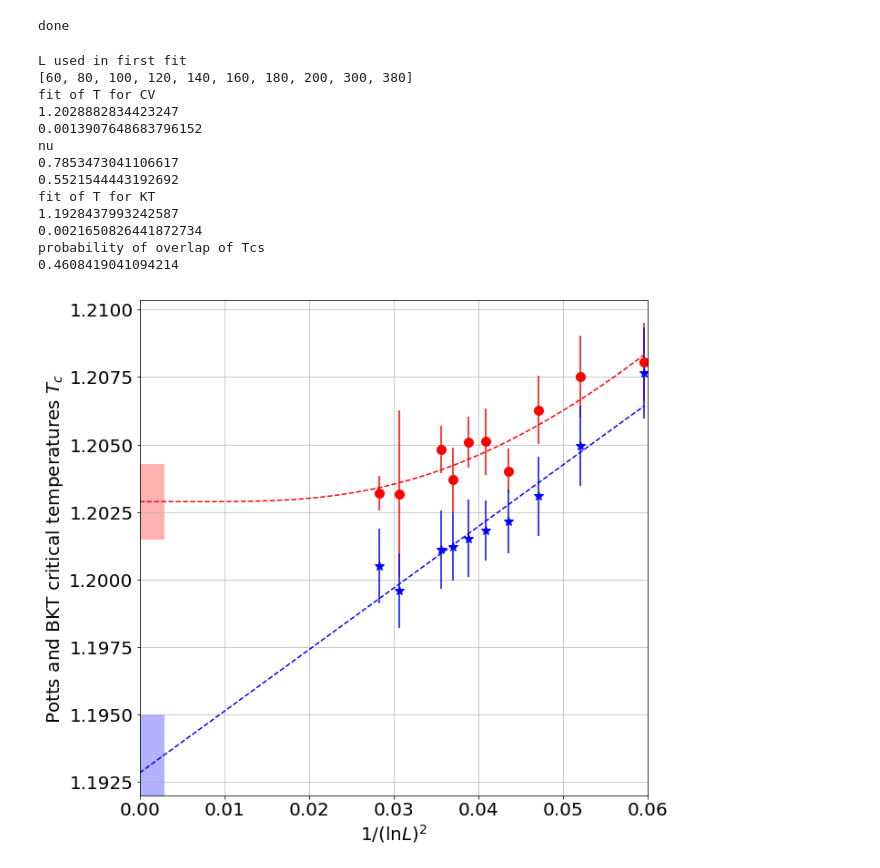
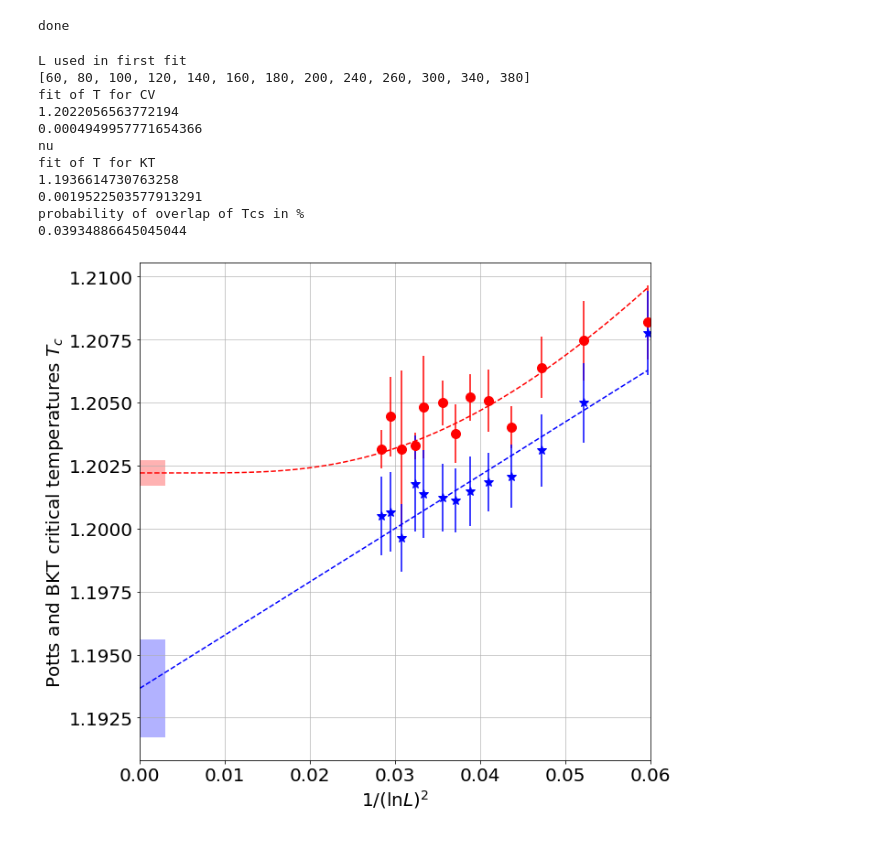
Before and after one commit to Orth-Research/Potts-XY, a Jupyter notebook: Interpolation_plot.ipynb, the cells around one changed output. Cells and saved outputs as stored; diff of their text form; code cells hidden in the pictures.

Commit message:
Changed interpolation + final changes to scaling of cv

```diff
--- a/Interpolation_plot.ipynb
+++ b/Interpolation_plot.ipynb
@@ -49,11 +49,15 @@ j2 = 1.0
 j6 = 2.0 - j2
 lambda3 = 2.1
 Kc = 0.0
-N_list = [10, 20, 40, 60, 80, 100, 120, 140, 160, 180, 200, 300, 380]
+#N_list = [10, 20, 40, 60, 80, 100, 120, 140, 160, 180, 200, 300, 380]
+N_list = [10, 20, 40, 60, 80, 100, 120, 140, 160, 180, 200, 240, 260, 300, 340, 380]
+
 
 #data process for N_list
 
-all_data_N = np.load('interpol_data.npy',allow_pickle=True)
+#all_data_N = np.load('interpol_data.npy',allow_pickle=True)
+all_data_N = np.load('interpol_data_v2.npy',allow_pickle=True)
+
 
 ########
 #find temp of max of spheat
@@ -197,8 +201,14 @@ ax2.errorbar(inset_xrange, cross_1_a, yerr = cross_1_a_err, fmt = '*', color = '
 def fit_func1(Nrangex, a, b, c):
     return (a + b*Nrangex**(-(1/c)))
 
+def fit_func1c(Nrangex, a, b):
+    return (a + b*Nrangex**(-(1/(5/6))))
+
 def fit_func1_bis(logrange, a, b,c):
     return a + b*np.exp(-1/(c*np.sqrt(logrange)))
+
+def fit_func1_bisc(logrange, a, b):
+    return a + b*np.exp(-1/((5/6)*np.sqrt(logrange)))
 
 def fit_func1_alt(Nrangex, a, c):
     return a*(1 + Nrangex**(-(1/c)))
@@ -218,8 +228,10 @@ def fit_func2_bis(x, a, b, a2, lm):
 line_plot_range = np.linspace(1e-7, np.max(inset_xrange), 100)
 
 
-poptC, pcovC = curve_fit(fit_func1, N_list1, cv_result_temp_a, sigma = cv_result_temp_a_err,\
- absolute_sigma = True, p0 = [1.2, 1.2, 0.8], bounds = ([1., 1., 0.6],[1.5, 1.5, 1.0]), maxfev = 9000)
+poptC, pcovC = curve_fit(fit_func1c, N_list1, cv_result_temp_a, sigma = cv_result_temp_a_err,\
+ absolute_sigma = True, p0 = [1.2, 1.2], bounds = ([1., 1.],[1.5, 1.5]), maxfev = 9000)
+#poptC, pcovC = curve_fit(fit_func1, N_list1, cv_result_temp_a, sigma = cv_result_temp_a_err,\
+# absolute_sigma = True, p0 = [1.2, 1.2, 0.8], bounds = ([1., 1., 0.6],[1.5, 1.5, 1.0]), maxfev = 9000)
 #poptC, pcovC = curve_fit(fit_func1_alt, N_list_extra, cv_result_temp, sigma = cv_result_temp_err,\
 # absolute_sigma = True, p0 = [1.2, 0.8], bounds = ([1.,  0.6],[1.5,  1.0]), maxfev = 9000)
 valTCV = poptC[0]
@@ -229,10 +241,13 @@ print(valTCV)
 print(errTCV)
 
 print('nu')
-print(poptC[2])
-print(np.sqrt(np.diag(pcovC))[2])
-ax2.plot(line_plot_range, fit_func1_bis(line_plot_range, *poptC), '--', color = 'red')
+#print(poptC[2])
+#print(np.sqrt(np.diag(pcovC))[2])
+#ax2.plot(line_plot_range, fit_func1_bis(line_plot_range, *poptC), '--', color = 'red')
+ax2.plot(line_plot_range, fit_func1_bisc(line_plot_range, *poptC), '--', color = 'red')
 #ax2.plot(line_plot_range, fit_func1_bis_alt(line_plot_range, *poptC), '--', color = 'red')
+
+
 
 #fit 2 BKT
 #poptB, pcovB = curve_fit(fit_func2, inset_xrange, cross_1, sigma = cross_1_err, absolute_sigma = True)
@@ -256,7 +271,7 @@ sigma2=errTCV
 c = (mu2*sigma1**2 - sigma2*(mu1*sigma2 + sigma1*np.sqrt((mu1 - mu2)**2 + 2*(sigma1**2 - sigma2**2)*np.log(sigma1/sigma2))))/(sigma1**2 - sigma2**2)
 
 prob = 1 - 0.5*math.erf((c - mu1)/(np.sqrt(2)*sigma1)) + 0.5*math.erf((c - mu2)/(np.sqrt(2)*sigma2))
-print('probability of overlap of Tcs')
+print('probability of overlap of Tcs in %')
 print(prob*100)
 
 
@@ -327,40 +342,38 @@ print(np.sqrt(np.diag(pcovC))[2])
 ax3.plot(line_plot_range_b, fit_func1_bis(line_plot_range_b, *poptC), '--', color = 'red')
 #ax2.plot(line_plot_range, fit_func1_bis_alt(line_plot_range, *poptC), '--', color = 'red')
 
 #fit 2 BKT
 #poptB, pcovB = curve_fit(fit_func2, inset_xrange, cross_1, sigma = cross_1_err, absolute_sigma = True)
 poptB, pcovB = curve_fit(fit_func2, inset_xrange_b, cross_1_b, sigma = cross_1_b_err, absolute_sigma = True )
 valTBKT = poptB[1]
 errTBKT = np.sqrt(np.diag(pcovB))[1]
 print('fit of T for KT')
 print(valTBKT)
 print(errTBKT)
 #print('length of change')
 #print(np.exp(np.sqrt(1/poptB[3])))
 #ax2.plot(line_plot_range, fit_func2(line_plot_range, *poptB), '--', color = 'blue')
 ax3.plot(line_plot_range_b, fit_func2(line_plot_range_b, *poptB), '--', color = 'blue')
 ax3.grid(which='major', axis='both', linestyle='-', alpha = 0.8)
 ax3.grid(which='minor', axis='both', linestyle='-', alpha = 0.3)
 ax3.set_xlabel(r'$1/(\ln{L})^2$', fontsize = 14)
 ax3.set_ylabel(r'Critical Temperatures $T_c$', fontsize = 14)
 """
 
 
 plt.savefig('./fig-interpolate-2.png', format='png', dpi = 100, bbox_inches='tight')
 plt.show()
 #plt.close()
 # %% [output]
 L used in first fit
-[60, 80, 100, 120, 140, 160, 180, 200, 300, 380]
+[60, 80, 100, 120, 140, 160, 180, 200, 240, 260, 300, 340, 380]
 fit of T for CV
-1.2028882834423247
-0.0013907648683796152
+1.2022056563772194
+0.0004949957771654366
 nu
-0.7853473041106617
-0.5521544443192692
 fit of T for KT
-1.1928437993242587
-0.0021650826441872734
-probability of overlap of Tcs
-0.4608419041094214
+1.1936614730763258
+0.0019522503577913291
+probability of overlap of Tcs in %
+0.03934886645045044
-[figure, old version]
+[figure, new version]
```
Also changed, not shown: 6 other files.
